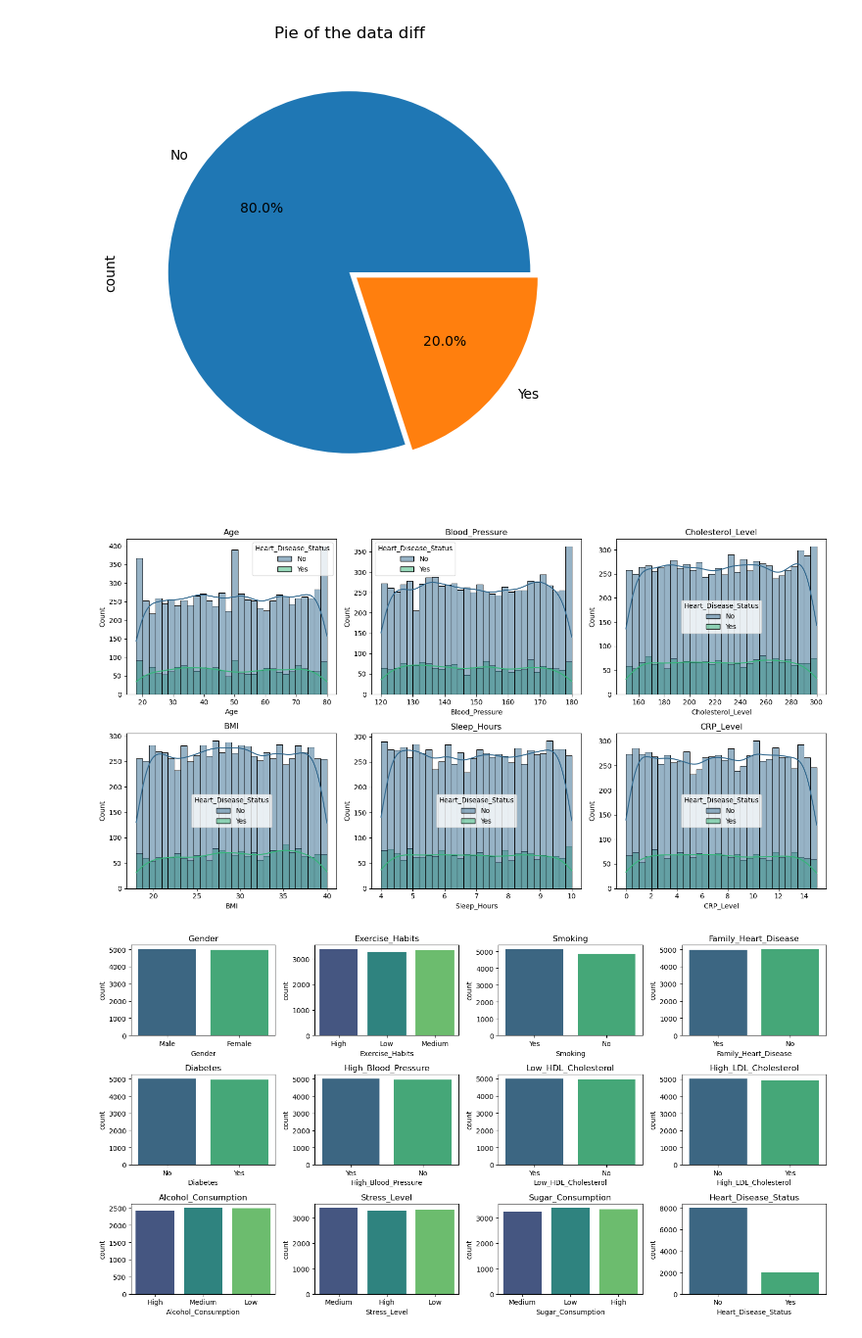
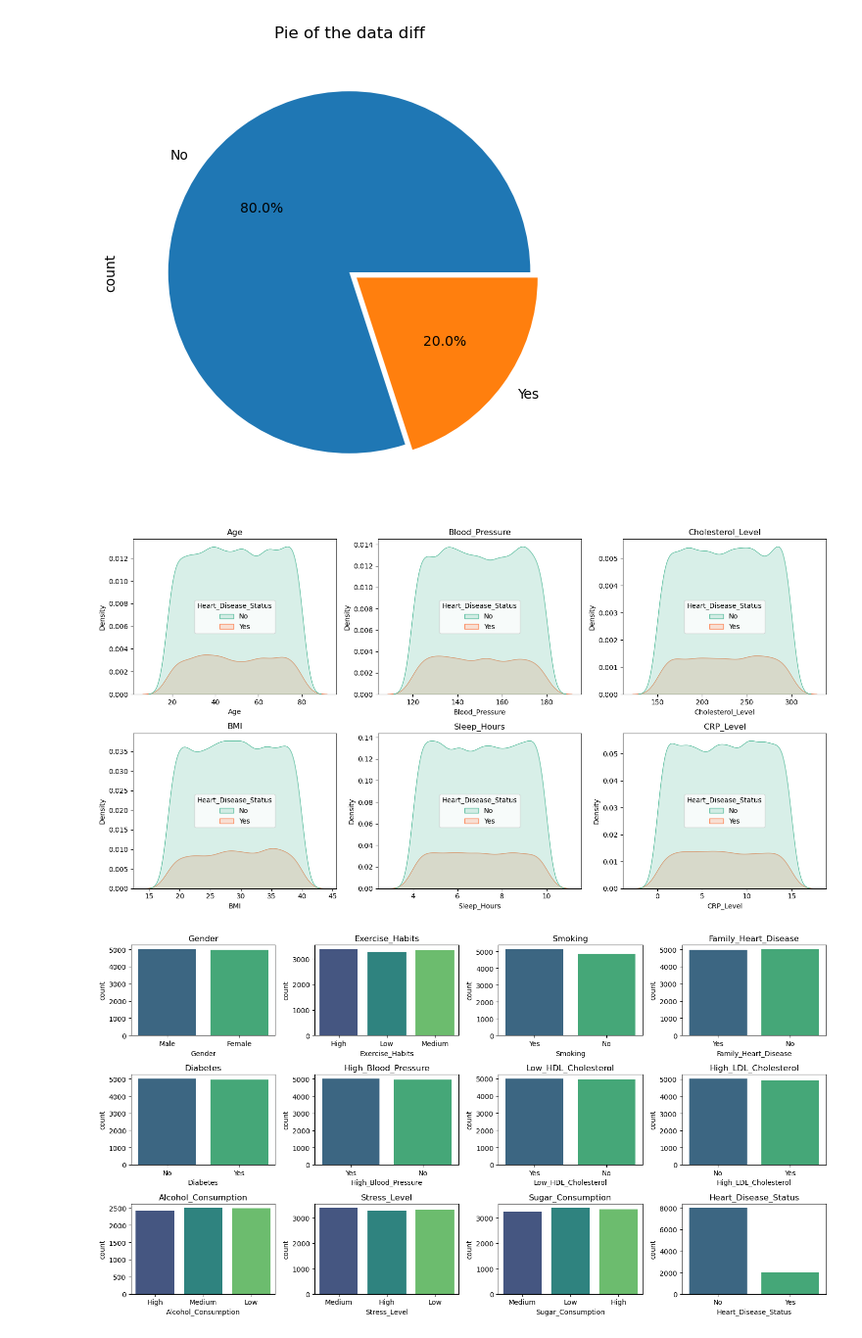
Before and after one commit to Aman-Baruwal/Heart-Disease-Prediction-System, a Jupyter notebook: process.ipynb, the cells around one changed output. Shown at 98% size. Saved outputs shown, nothing was run; the diff lists cells and outputs as text; code cells hidden in the pictures.

```diff
--- a/process.ipynb
+++ b/process.ipynb
@@ -120,0 +123,8 @@ no visible annomalies in the data except the nan
+# %%
+num_cols = df.select_dtypes(include=['float64']).columns
+cate_cols = df.select_dtypes(include=['object']).columns
+
+df[num_cols] = df[num_cols].fillna( df[num_cols].mean())
+df[cate_cols] = df[cate_cols].fillna(df[cate_cols].mode().iloc[0])
+
+df.info()
@@ -139,15 +167,15 @@ plt.show()
 # %%
 mono_eda = ['Age', 'Blood_Pressure', 'Cholesterol_Level', 'BMI', 'Sleep_Hours', 'CRP_Level']
 
 fig, axes = plt.subplots(2,3, figsize=(15,8))
 axes = axes.flatten()
 for i, item in enumerate(mono_eda):
-    sns.histplot(x= item , kde = True , palette='viridis' , data =df, ax = axes[i], bins = 30, hue= 'Heart_Disease_Status')
+    sns.kdeplot(x= item , shade = True , palette='Set2',  data =df, ax = axes[i], hue= 'Heart_Disease_Status')
     axes[i].set_title(item)
 plt.tight_layout()
 plt.show()
 # %% [output]
-[figure, old version]
+[figure, new version]
 # %%
 mono_eda_class = ['Gender', 'Exercise_Habits', 'Smoking', 'Family_Heart_Disease',
        'Diabetes', 'High_Blood_Pressure', 'Low_HDL_Cholesterol',
```
Also changed, not shown: parts of 8 cells of this notebook.
